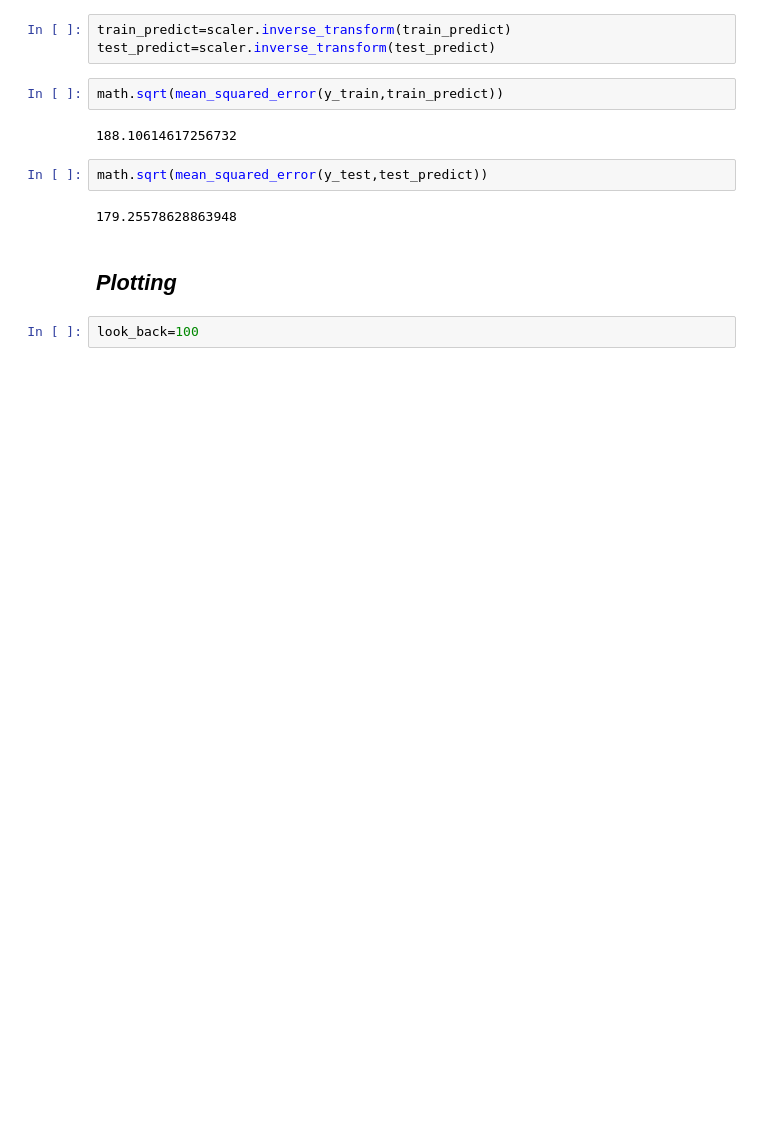
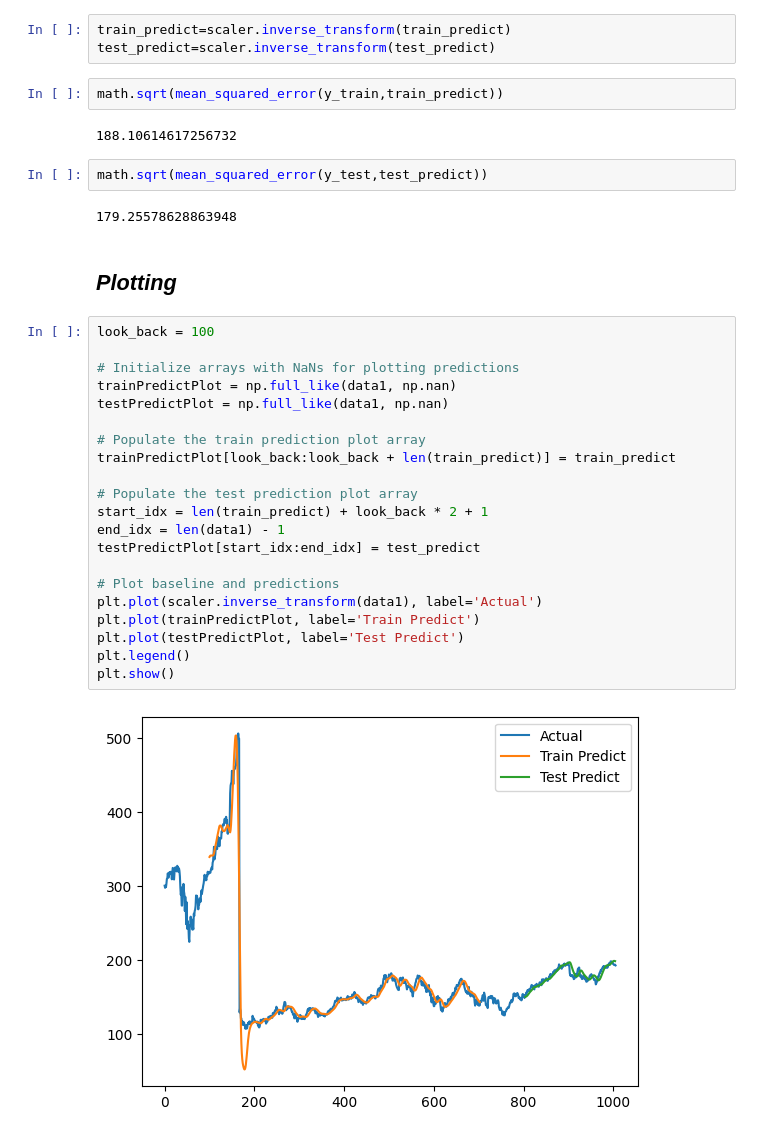
Before and after one commit to miteshgupta07/Stock-Market-Price-Prediction, a Jupyter notebook: Code.ipynb, the cells around one changed output. Drawn from its saved outputs; the diff is of its cells as text; blank space fills up the shorter version.

```diff
--- a/Code.ipynb
+++ b/Code.ipynb
@@ -232,5 +233,26 @@ math.sqrt(mean_squared_error(y_test,test_predict))
 179.25578628863948
 # %% [markdown]
 ## *Plotting*
-# %%
-look_back=100
+# %%
+look_back = 100
+
+# Initialize arrays with NaNs for plotting predictions
+trainPredictPlot = np.full_like(data1, np.nan)
+testPredictPlot = np.full_like(data1, np.nan)
+
+# Populate the train prediction plot array
+trainPredictPlot[look_back:look_back + len(train_predict)] = train_predict
+
+# Populate the test prediction plot array
+start_idx = len(train_predict) + look_back * 2 + 1
+end_idx = len(data1) - 1
+testPredictPlot[start_idx:end_idx] = test_predict
+
+# Plot baseline and predictions
+plt.plot(scaler.inverse_transform(data1), label='Actual')
+plt.plot(trainPredictPlot, label='Train Predict')
+plt.plot(testPredictPlot, label='Test Predict')
+plt.legend()
+plt.show()
+# %% [output]
+[figure, added]
```
Also changed, not shown: parts of 1 cell of this notebook.
